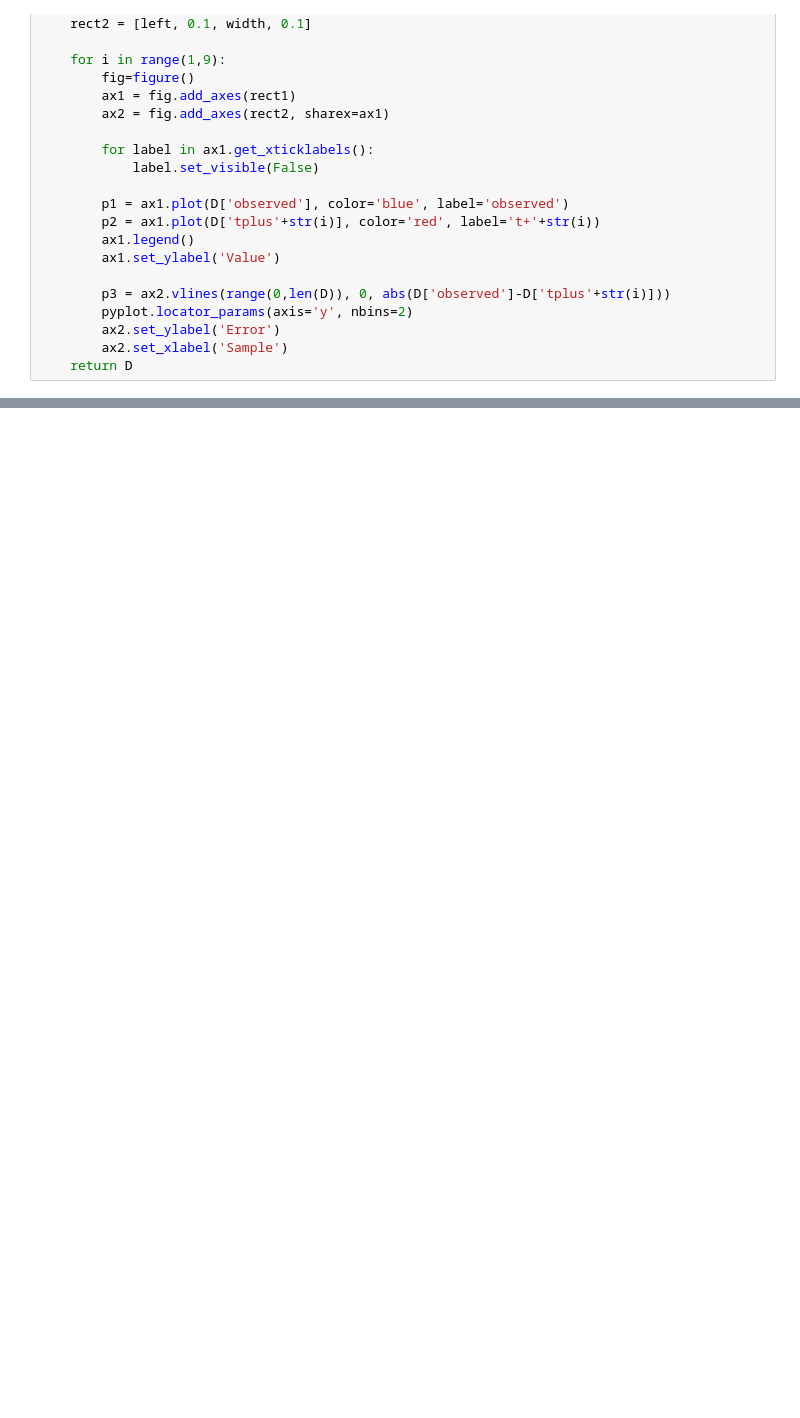
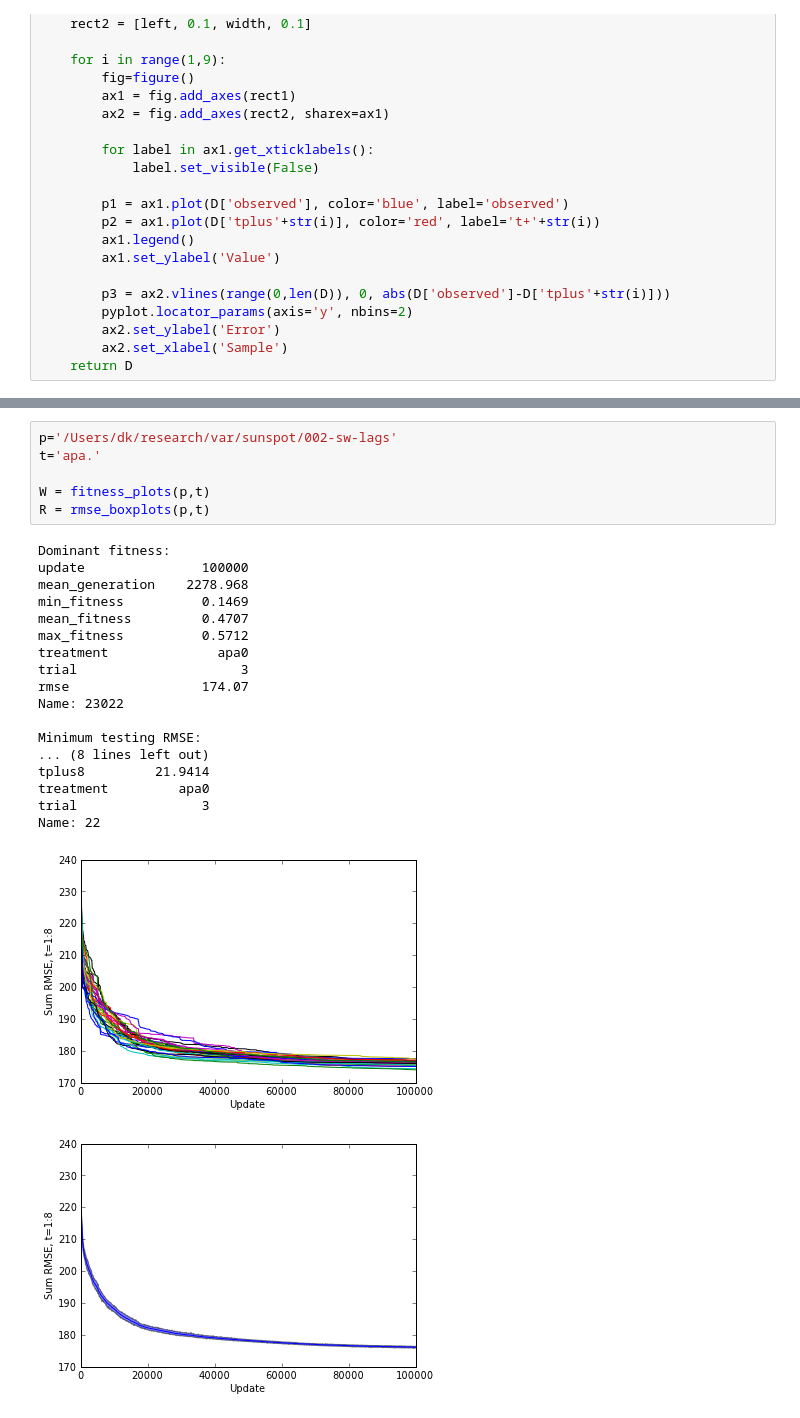
Before and after one commit to mmirmomeni/sunspot, a Jupyter notebook: math/sunspot.ipynb, the cells around one changed output, grey strips where cells are left out. Drawn from its saved outputs; the diff is of its cells as text; blank space fills up the shorter version.

```diff
--- a/math/sunspot.ipynb
+++ b/math/sunspot.ipynb
@@ -135,0 +212,26 @@ PH = prediction_horizon(p+"/kpa0_28")
+# %%
+p='/Users/dk/research/var/sunspot/002-sw-lags'
+t='apa.'
+
+W = fitness_plots(p,t)
+R = rmse_boxplots(p,t)
+# %% [output]
+Dominant fitness:
+update               100000
+mean_generation    2278.968
+min_fitness          0.1469
+mean_fitness         0.4707
+max_fitness          0.5712
+treatment              apa0
+trial                     3
+rmse                 174.07
+Name: 23022
+
+Minimum testing RMSE:
+... (8 lines left out)
+tplus8         21.9414
+treatment         apa0
+trial                3
+Name: 22
+[figure, added]
+[figure, added]
```
Also changed, not shown: parts of 14 cells of this notebook, 2 other files.
